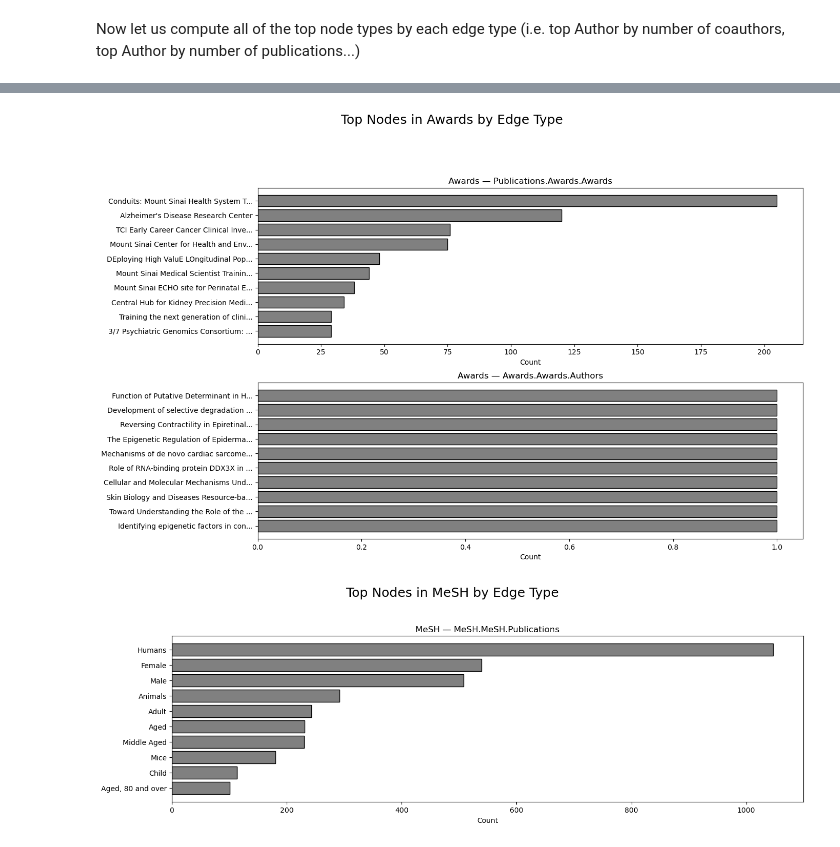
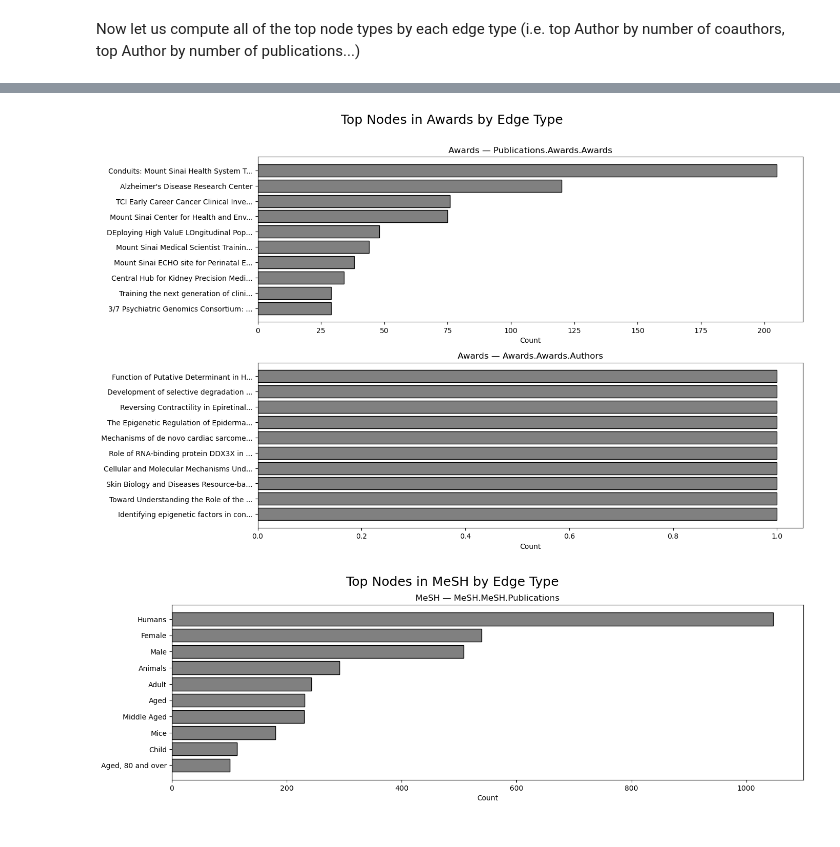
Before and after one commit to MaayanLab/PINetworkDemo, a Jupyter notebook: construction/get_network_stats.ipynb, the cells around one changed output, grey strips where cells are left out. Drawn from its saved outputs; the diff is of its cells as text; code cells hidden in the pictures.

```diff
--- a/construction/get_network_stats.ipynb
+++ b/construction/get_network_stats.ipynb
@@ -268,6 +268,6 @@ for node_type, edge_map in edge_type_degrees.items():
 
     fig.suptitle(f"Top Nodes in {node_type} by Edge Type", fontsize=18, y=1.02)
     plt.tight_layout()
-    plt.subplots_adjust(top=0.9)
+    plt.subplots_adjust(top=0.95)
     plt.show()
 # %% [output]
@@ -276,2 +276,2 @@ for node_type, edge_map in edge_type_degrees.items():
-[figure, old version]
+[figure, new version]
-[figure, old version]
+[figure, new version]
```
Also changed, not shown: parts of 1 cell of this notebook.
